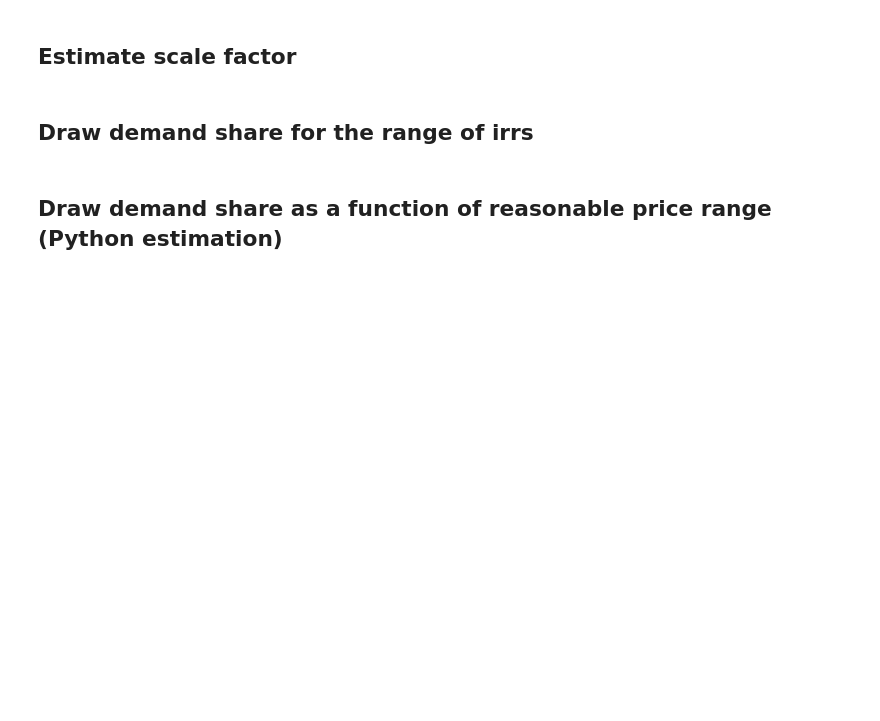
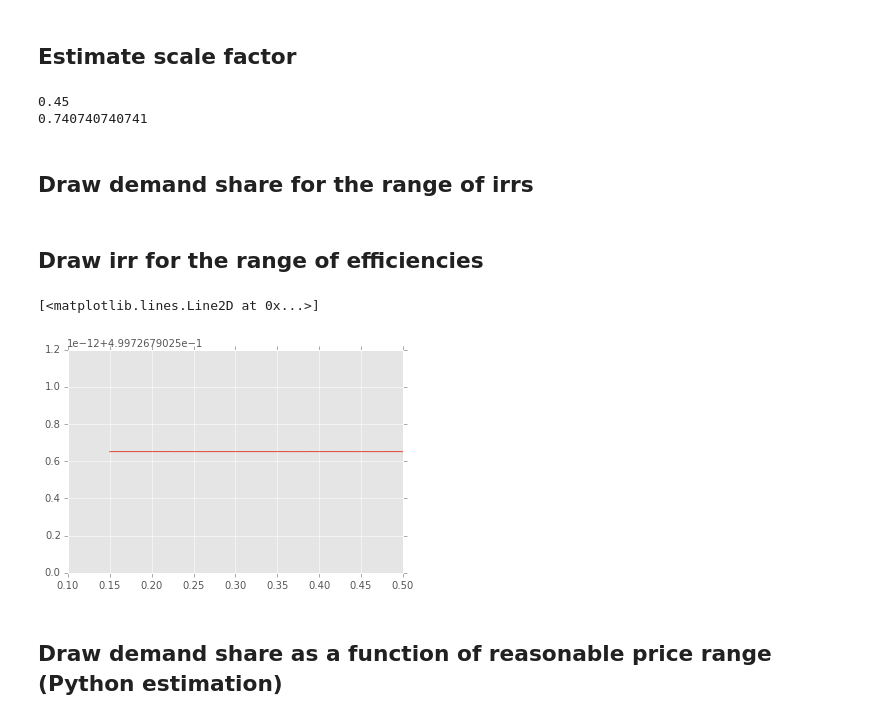
Before and after one commit to wilfeli/solar-model, a Jupyter notebook: Model/ABM_solar_eemodel.ipynb, the cells around one changed output. Cells and saved outputs as stored; diff of their text form; code cells hidden in the pictures; blank space fills up the shorter version.

```diff
--- a/Model/ABM_solar_eemodel.ipynb
+++ b/Model/ABM_solar_eemodel.ipynb
@@ -35,6 +35,8 @@ _mod.init_model.restype = ctypes.c_void_p
 _mod.init_model.argtypes = [ctypes.c_int , ctypes.POINTER(ctypes.c_char_p)]
 _mod.run_model.restype = ctypes.c_int
 _mod.run_model.argtypes = [ctypes.c_void_p]
+_mod.C_API_run_model_steps.restype = ctypes.c_int
+_mod.C_API_run_model_steps.argtypes = [ctypes.c_void_p, ctypes.c_int]
 
 class HUIBL(ctypes.Structure):
     _fields_ = []
@@ -43,9 +45,13 @@ _mod.C_API_estimate_profit.restype = ctypes.c_double
 _mod.C_API_estimate_profit.argtypes = [ctypes.POINTER(HUIBL), ctypes.c_int , ctypes.c_double]
 _mod.C_API_estimate_irr.restype = ctypes.c_double
 _mod.C_API_estimate_irr.argtypes = [ctypes.POINTER(HUIBL), ctypes.c_int , ctypes.c_double]
-_mod.C_API_estimate_demand.restype = ctypes.c_double
-_mod.C_API_estimate_demand.argtypes = [ctypes.POINTER(HUIBL), ctypes.c_int, \
+_mod.C_API_estimate_demand_sei_params.restype = ctypes.c_double
+_mod.C_API_estimate_demand_sei_params.argtypes = [ctypes.POINTER(HUIBL), ctypes.c_int, \
                                        ctypes.c_double, ctypes.c_int, ctypes.POINTER(ctypes.c_double)]
+_mod.C_API_estimate_demand_w_params.restype = ctypes.c_double
+_mod.C_API_estimate_demand_w_params.argtypes = [ctypes.POINTER(HUIBL), ctypes.c_double]
+_mod.C_API_estimate_irr_params.restype = ctypes.c_double
+_mod.C_API_estimate_irr_params.argtypes = [ctypes.POINTER(HUIBL), ctypes.c_int , ctypes.c_double]
 # %%
 #initializing model and getting ui pointer from initialization
 huibl_void = _mod.init_model(len(args_C), args_C)
@@ -76,3 +86,6 @@ def estimate_profit(huibl, p):
 # %%
 def estimate_irr(huibl, p):
     return _mod.C_API_estimate_irr(huibl, 0, p)
+# %%
+def estimate_irr(huibl, eff):
+    return _mod.C_API_estimate_irr_params(huibl, 0, eff)
@@ -113,7 +138,7 @@ plt.plot(x, y)
 theta = np.array([-1.75, 1.5, 1.0, -1.0, 1.0])
 
 #assume equal reputation, equal high irr as priors
-irr_i = 0.5
+irr_i = 0.4
 rep = 1
 rep_i = 1
 irr = irr_i
@@ -130,6 +155,9 @@ scale_factor = 1/sum/N
 print (scale_factor)
 
 theta = theta * scale_factor
+# %% [output]
+0.45
+0.740740740741
 # %% [markdown]
 ## Draw demand share for the range of irrs
 # %%
@@ -143,6 +171,21 @@ for step in np.linspace(0.01, 1, num=100):
     i = i + 1
 #draw graph
 plt.plot(x, y)
+# %% [markdown]
+## Draw irr for the range of efficiencies
+# %%
+y = np.zeros(100)
+x = np.zeros(100)
+i = 0
+for step in np.linspace(0.15, 0.50, num=100):
+    x[i] = step
+    y[i] = estimate_irr(huibl, x[i])
+    i = i + 1
+#draw graph
+plt.plot(x, y)
+# %% [output]
+[<matplotlib.lines.Line2D at 0x...>]
+[figure, added]
 # %% [markdown]
 ## Draw demand share as a function of reasonable price range (Python estimation)
 # %%
```
Also changed, not shown: parts of 20 cells of this notebook.
